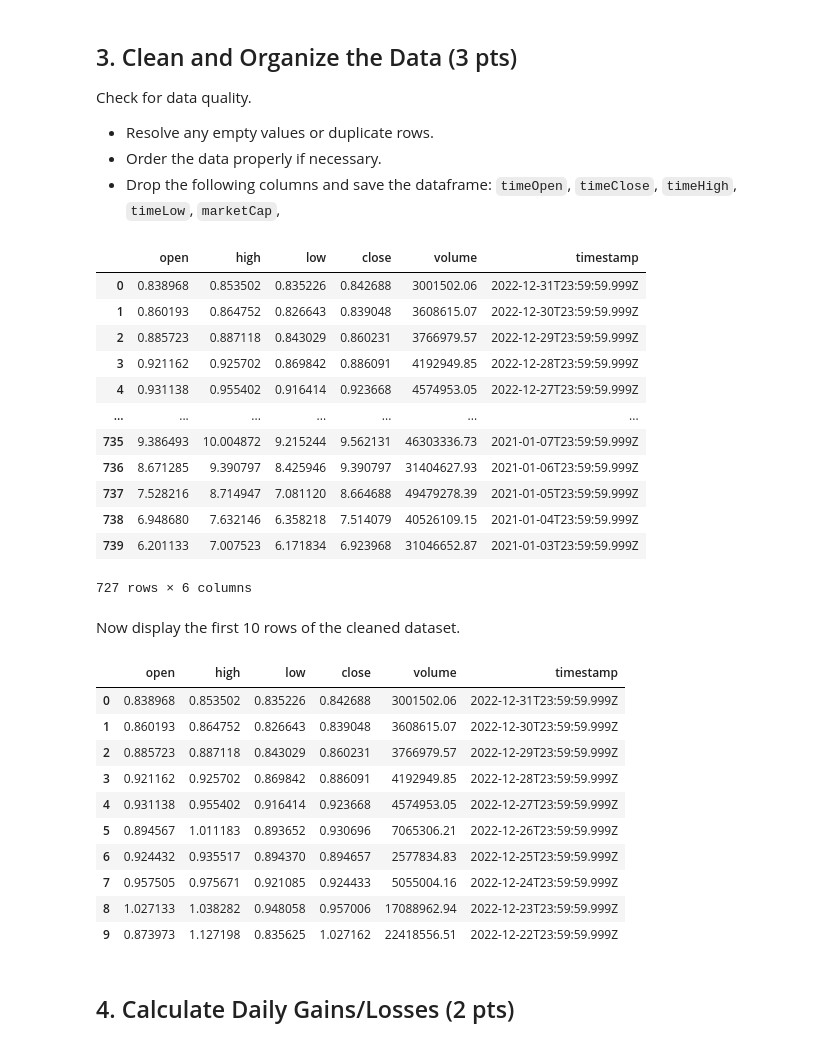
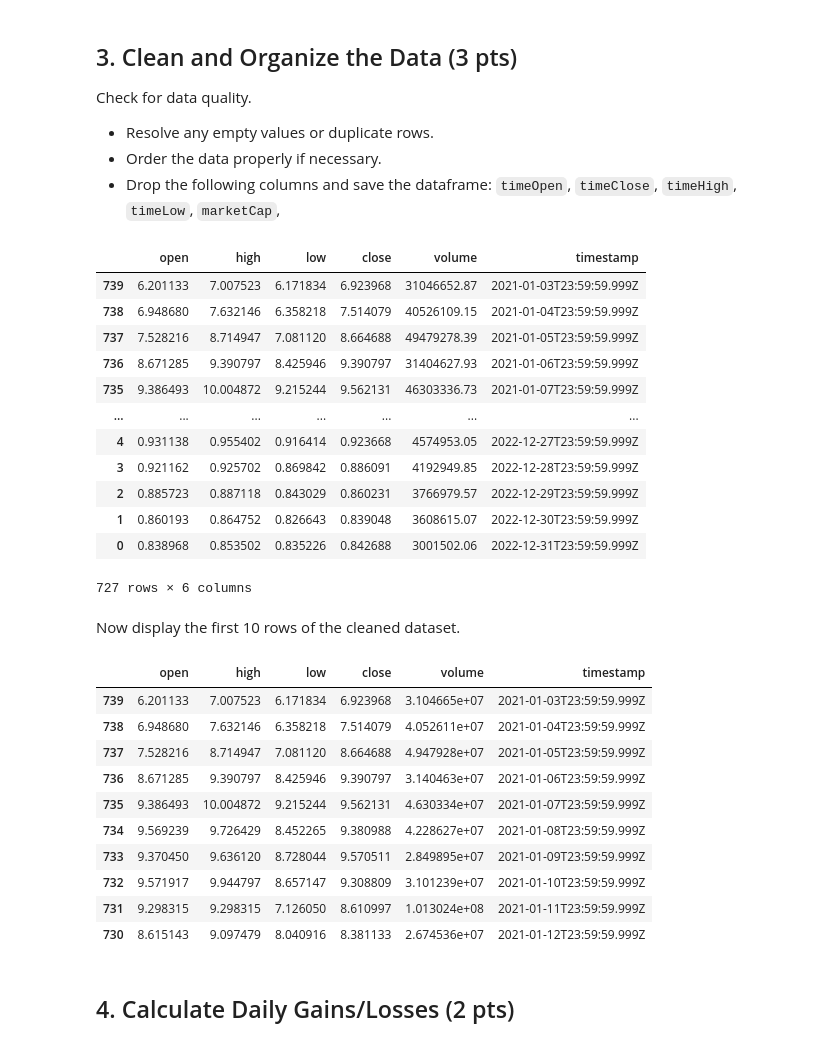
Before and after one commit to alkalink1/ds1002-eju2pk, a Jupyter notebook: labs/lab1/lab1-ftx-stock-pricing.ipynb, the cells around one changed output. Drawn from its saved outputs; the diff is of its cells as text; code cells hidden in the pictures.

```diff
--- a/labs/lab1/lab1-ftx-stock-pricing.ipynb
+++ b/labs/lab1/lab1-ftx-stock-pricing.ipynb
@@ -68,21 +68,22 @@ Check for data quality.
 # %%
 df = df.drop_duplicates()
 df = df.dropna()
+df = df.sort_values("timestamp", ascending=True)
 df = df.loc[:,['open','high','low','close','volume','timestamp']]
 df
 # %% [output]
 |  | open | high | low | close | volume | timestamp |
+| 739 | 6.201133 | 7.007523 | 6.171834 | 6.923968 | 31046652.87 | 2021-01-03T23:59:59.999Z |
+| 738 | 6.948680 | 7.632146 | 6.358218 | 7.514079 | 40526109.15 | 2021-01-04T23:59:59.999Z |
+| 737 | 7.528216 | 8.714947 | 7.081120 | 8.664688 | 49479278.39 | 2021-01-05T23:59:59.999Z |
+| 736 | 8.671285 | 9.390797 | 8.425946 | 9.390797 | 31404627.93 | 2021-01-06T23:59:59.999Z |
+| 735 | 9.386493 | 10.004872 | 9.215244 | 9.562131 | 46303336.73 | 2021-01-07T23:59:59.999Z |
+| ... | ... | ... | ... | ... | ... | ... |
+| 4 | 0.931138 | 0.955402 | 0.916414 | 0.923668 | 4574953.05 | 2022-12-27T23:59:59.999Z |
+| 3 | 0.921162 | 0.925702 | 0.869842 | 0.886091 | 4192949.85 | 2022-12-28T23:59:59.999Z |
+| 2 | 0.885723 | 0.887118 | 0.843029 | 0.860231 | 3766979.57 | 2022-12-29T23:59:59.999Z |
+| 1 | 0.860193 | 0.864752 | 0.826643 | 0.839048 | 3608615.07 | 2022-12-30T23:59:59.999Z |
 | 0 | 0.838968 | 0.853502 | 0.835226 | 0.842688 | 3001502.06 | 2022-12-31T23:59:59.999Z |
-| 1 | 0.860193 | 0.864752 | 0.826643 | 0.839048 | 3608615.07 | 2022-12-30T23:59:59.999Z |
-| 2 | 0.885723 | 0.887118 | 0.843029 | 0.860231 | 3766979.57 | 2022-12-29T23:59:59.999Z |
-| 3 | 0.921162 | 0.925702 | 0.869842 | 0.886091 | 4192949.85 | 2022-12-28T23:59:59.999Z |
-| 4 | 0.931138 | 0.955402 | 0.916414 | 0.923668 | 4574953.05 | 2022-12-27T23:59:59.999Z |
-| ... | ... | ... | ... | ... | ... | ... |
-| 735 | 9.386493 | 10.004872 | 9.215244 | 9.562131 | 46303336.73 | 2021-01-07T23:59:59.999Z |
-| 736 | 8.671285 | 9.390797 | 8.425946 | 9.390797 | 31404627.93 | 2021-01-06T23:59:59.999Z |
-| 737 | 7.528216 | 8.714947 | 7.081120 | 8.664688 | 49479278.39 | 2021-01-05T23:59:59.999Z |
-| 738 | 6.948680 | 7.632146 | 6.358218 | 7.514079 | 40526109.15 | 2021-01-04T23:59:59.999Z |
-| 739 | 6.201133 | 7.007523 | 6.171834 | 6.923968 | 31046652.87 | 2021-01-03T23:59:59.999Z |
 727 rows × 6 columns
 # %% [markdown]
 Now display the first 10 rows of the cleaned dataset.
@@ -90,16 +91,16 @@ Now display the first 10 rows of the cleaned dataset.
 df.head(10)
 # %% [output]
 |  | open | high | low | close | volume | timestamp |
-| 0 | 0.838968 | 0.853502 | 0.835226 | 0.842688 | 3001502.06 | 2022-12-31T23:59:59.999Z |
-| 1 | 0.860193 | 0.864752 | 0.826643 | 0.839048 | 3608615.07 | 2022-12-30T23:59:59.999Z |
-| 2 | 0.885723 | 0.887118 | 0.843029 | 0.860231 | 3766979.57 | 2022-12-29T23:59:59.999Z |
-| 3 | 0.921162 | 0.925702 | 0.869842 | 0.886091 | 4192949.85 | 2022-12-28T23:59:59.999Z |
-| 4 | 0.931138 | 0.955402 | 0.916414 | 0.923668 | 4574953.05 | 2022-12-27T23:59:59.999Z |
-| 5 | 0.894567 | 1.011183 | 0.893652 | 0.930696 | 7065306.21 | 2022-12-26T23:59:59.999Z |
-| 6 | 0.924432 | 0.935517 | 0.894370 | 0.894657 | 2577834.83 | 2022-12-25T23:59:59.999Z |
-| 7 | 0.957505 | 0.975671 | 0.921085 | 0.924433 | 5055004.16 | 2022-12-24T23:59:59.999Z |
-| 8 | 1.027133 | 1.038282 | 0.948058 | 0.957006 | 17088962.94 | 2022-12-23T23:59:59.999Z |
-| 9 | 0.873973 | 1.127198 | 0.835625 | 1.027162 | 22418556.51 | 2022-12-22T23:59:59.999Z |
+| 739 | 6.201133 | 7.007523 | 6.171834 | 6.923968 | 3.104665e+07 | 2021-01-03T23:59:59.999Z |
+| 738 | 6.948680 | 7.632146 | 6.358218 | 7.514079 | 4.052611e+07 | 2021-01-04T23:59:59.999Z |
+| 737 | 7.528216 | 8.714947 | 7.081120 | 8.664688 | 4.947928e+07 | 2021-01-05T23:59:59.999Z |
+| 736 | 8.671285 | 9.390797 | 8.425946 | 9.390797 | 3.140463e+07 | 2021-01-06T23:59:59.999Z |
+| 735 | 9.386493 | 10.004872 | 9.215244 | 9.562131 | 4.630334e+07 | 2021-01-07T23:59:59.999Z |
+| 734 | 9.569239 | 9.726429 | 8.452265 | 9.380988 | 4.228627e+07 | 2021-01-08T23:59:59.999Z |
+| 733 | 9.370450 | 9.636120 | 8.728044 | 9.570511 | 2.849895e+07 | 2021-01-09T23:59:59.999Z |
+| 732 | 9.571917 | 9.944797 | 8.657147 | 9.308809 | 3.101239e+07 | 2021-01-10T23:59:59.999Z |
+| 731 | 9.298315 | 9.298315 | 7.126050 | 8.610997 | 1.013024e+08 | 2021-01-11T23:59:59.999Z |
+| 730 | 8.615143 | 9.097479 | 8.040916 | 8.381133 | 2.674536e+07 | 2021-01-12T23:59:59.999Z |
 # %% [markdown]
 ## 4. Calculate Daily Gains/Losses (2 pts)
 # %% [markdown]
```
Also changed, not shown: parts of 6 cells of this notebook.
